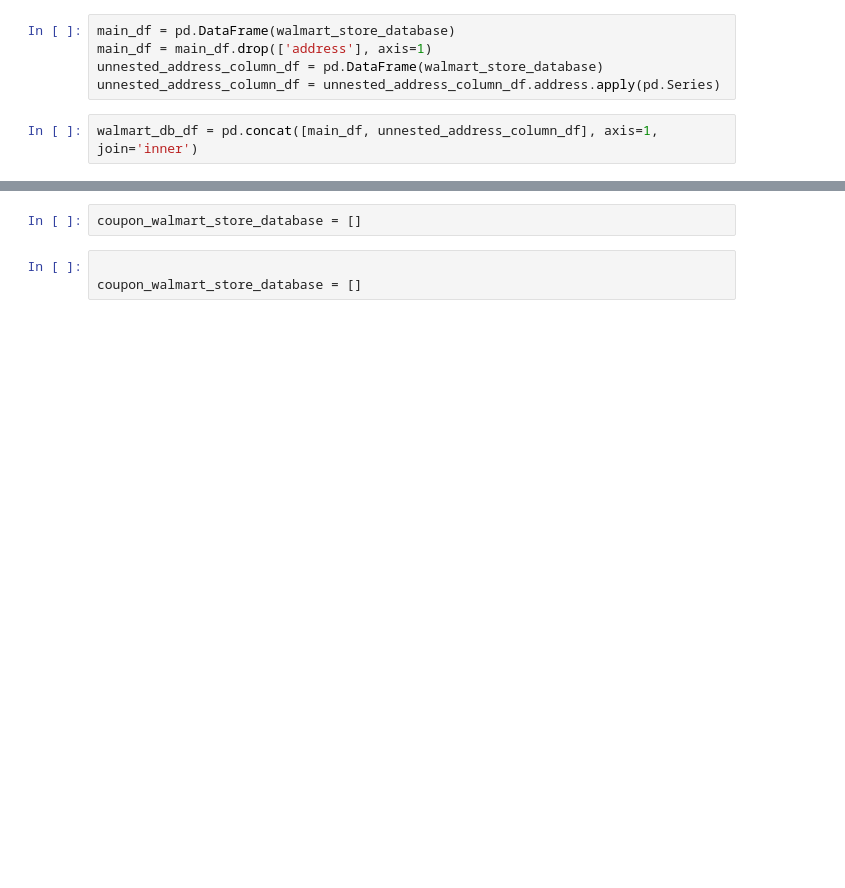
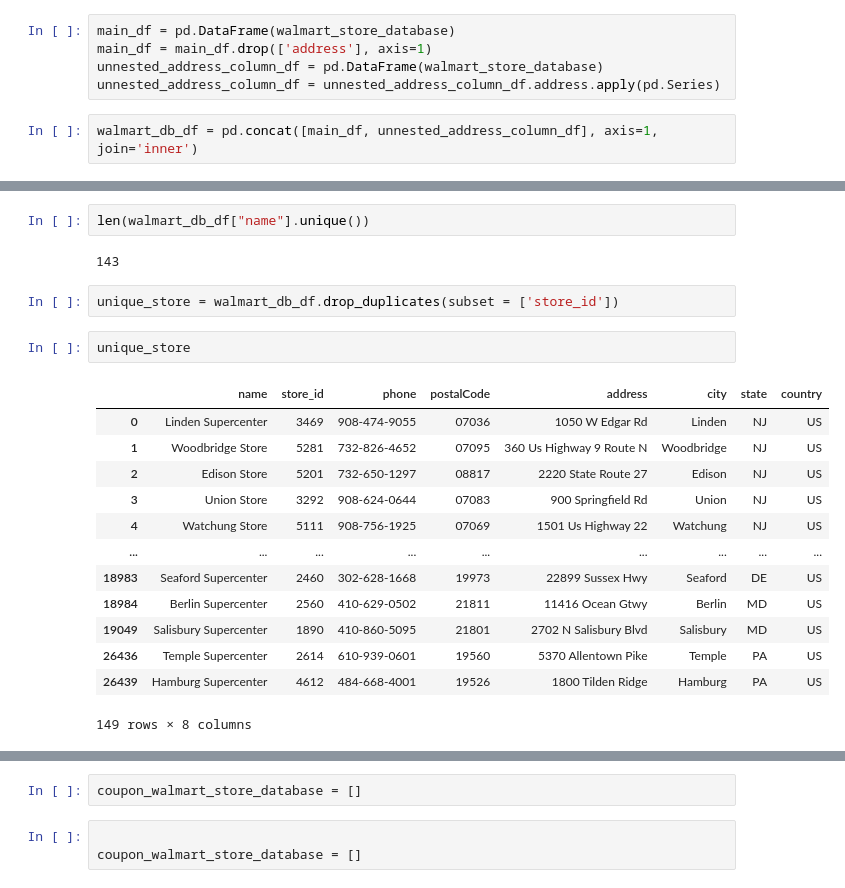
Before and after one commit to sir-omoreno/the_kitchen_ETL, a Jupyter notebook: scripts/test_walmart_store_id_finder.ipynb, the cells around one changed output, grey strips where cells are left out. Cells and saved outputs as stored; diff of their text form; blank space fills up the shorter version.

```diff
--- a/scripts/test_walmart_store_id_finder.ipynb
+++ b/scripts/test_walmart_store_id_finder.ipynb
@@ -70,0 +142,22 @@ coupon_url = "https://www.walmart.com/store/%s/coupons"
+# %%
+len(walmart_db_df["name"].unique())
+# %% [output]
+143
+# %%
+unique_store = walmart_db_df.drop_duplicates(subset = ['store_id'])
+# %%
+unique_store
+# %% [output]
+|  | name | store_id | phone | postalCode | address | city | state | country |
+| 0 | Linden Supercenter | 3469 | 908-474-9055 | 07036 | 1050 W Edgar Rd | Linden | NJ | US |
+| 1 | Woodbridge Store | 5281 | 732-826-4652 | 07095 | 360 Us Highway 9 Route N | Woodbridge | NJ | US |
+| 2 | Edison Store | 5201 | 732-650-1297 | 08817 | 2220 State Route 27 | Edison | NJ | US |
+| 3 | Union Store | 3292 | 908-624-0644 | 07083 | 900 Springfield Rd | Union | NJ | US |
+| 4 | Watchung Store | 5111 | 908-756-1925 | 07069 | 1501 Us Highway 22 | Watchung | NJ | US |
+| ... | ... | ... | ... | ... | ... | ... | ... | ... |
+| 18983 | Seaford Supercenter | 2460 | 302-628-1668 | 19973 | 22899 Sussex Hwy | Seaford | DE | US |
+| 18984 | Berlin Supercenter | 2560 | 410-629-0502 | 21811 | 11416 Ocean Gtwy | Berlin | MD | US |
+| 19049 | Salisbury Supercenter | 1890 | 410-860-5095 | 21801 | 2702 N Salisbury Blvd | Salisbury | MD | US |
+| 26436 | Temple Supercenter | 2614 | 610-939-0601 | 19560 | 5370 Allentown Pike | Temple | PA | US |
+| 26439 | Hamburg Supercenter | 4612 | 484-668-4001 | 19526 | 1800 Tilden Ridge | Hamburg | PA | US |
+149 rows × 8 columns
```
Also changed, not shown: parts of 15 cells of this notebook.
